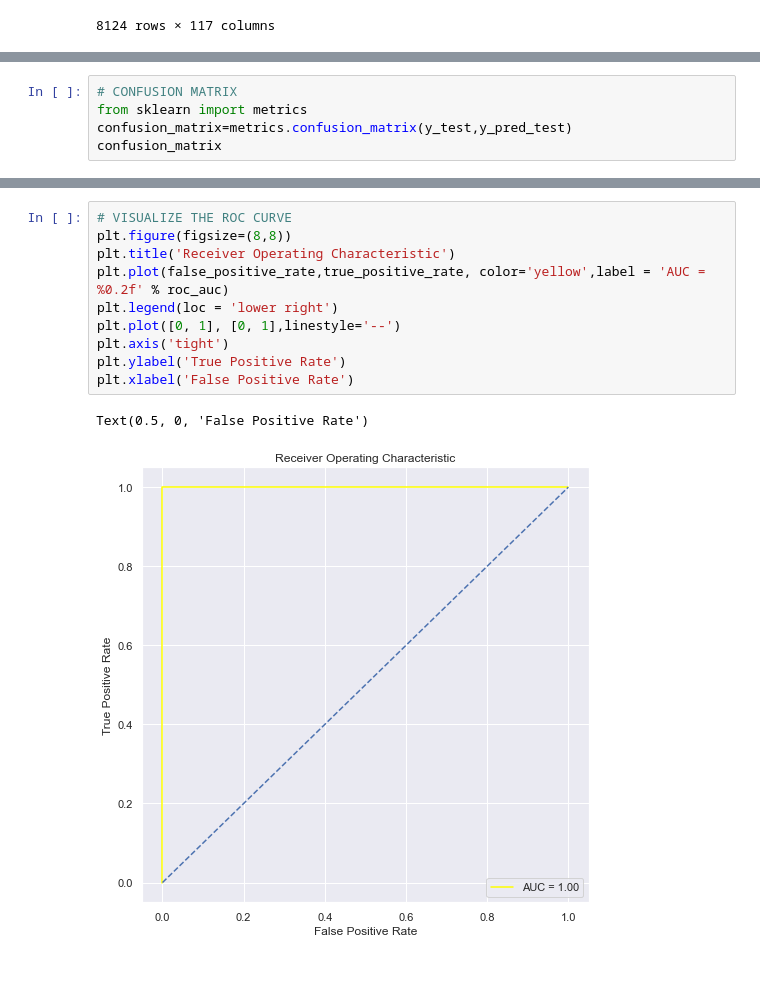
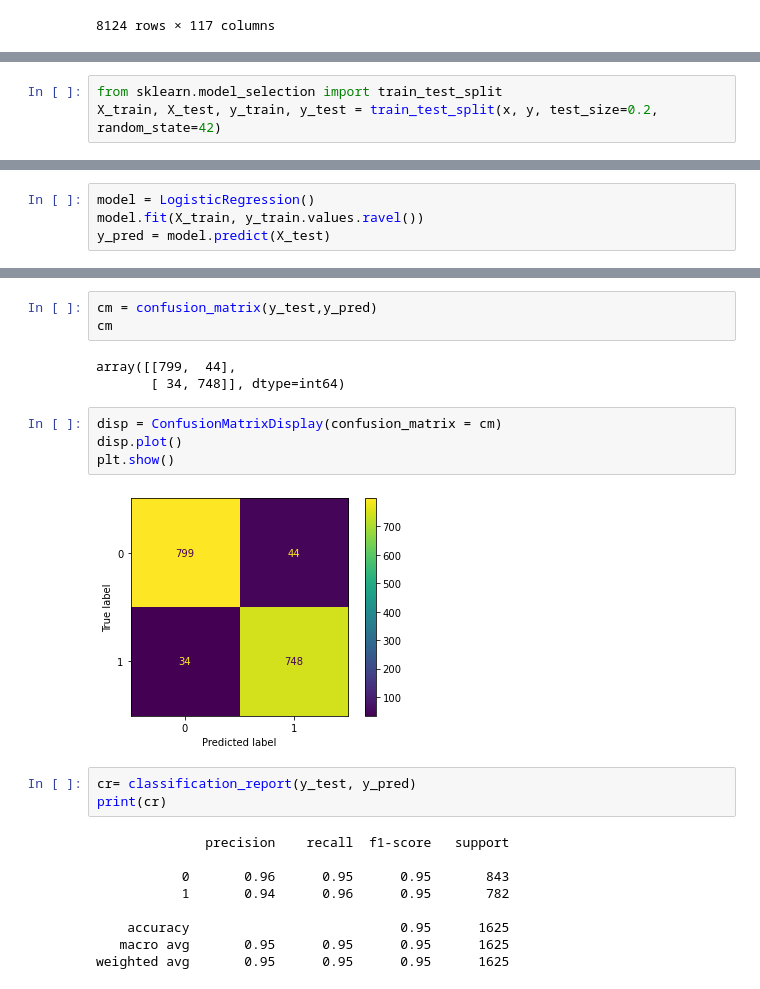
Before and after one commit to SumedhaZaware/Mushroom-Classifier, a Jupyter notebook: CODE.ipynb, the cells around one changed output, grey strips where cells are left out. Saved outputs shown, nothing was run; the diff lists cells and outputs as text.

```diff
--- a/CODE.ipynb
+++ b/CODE.ipynb
@@ -175 +186,4 @@ X_train, X_test, y_train, y_test = train_test_split(X_scaled, y, test_size=0.3,
+# %%
+from sklearn.model_selection import train_test_split
+X_train, X_test, y_train, y_test = train_test_split(x, y, test_size=0.2, random_state=42)
 # %%
@@ -184 +195,5 @@ from sklearn.metrics import accuracy_score
+# %%
+model = LogisticRegression()
+model.fit(X_train, y_train.values.ravel())
+y_pred = model.predict(X_test)
 # %%
@@ -198,5 +206,0 @@ Accuracy of Logistic Regression classifier on the test set: 1.00
-# %%
-# CONFUSION MATRIX
-from sklearn import metrics
-confusion_matrix=metrics.confusion_matrix(y_test,y_pred_test)
-confusion_matrix
@@ -230,13 +207,24 @@ roc_auc
-# %%
-# VISUALIZE THE ROC CURVE
-plt.figure(figsize=(8,8))
-plt.title('Receiver Operating Characteristic')
-plt.plot(false_positive_rate,true_positive_rate, color='yellow',label = 'AUC = %0.2f' % roc_auc)
-plt.legend(loc = 'lower right')
-plt.plot([0, 1], [0, 1],linestyle='--')
-plt.axis('tight')
-plt.ylabel('True Positive Rate')
-plt.xlabel('False Positive Rate')
-# %% [output]
-Text(0.5, 0, 'False Positive Rate')
-[figure, removed]
+# %%
+cm = confusion_matrix(y_test,y_pred)
+cm
+# %% [output]
+array([[799,  44],
+       [ 34, 748]], dtype=int64)
+# %%
+disp = ConfusionMatrixDisplay(confusion_matrix = cm)
+disp.plot()
+plt.show()
+# %% [output]
+[figure, added]
+# %%
+cr= classification_report(y_test, y_pred)
+print(cr)
+# %% [output]
+              precision    recall  f1-score   support
+
+           0       0.96      0.95      0.95       843
+           1       0.94      0.96      0.95       782
+
+    accuracy                           0.95      1625
+   macro avg       0.95      0.95      0.95      1625
+weighted avg       0.95      0.95      0.95      1625
```
Also changed, not shown: parts of 26 cells of this notebook.
